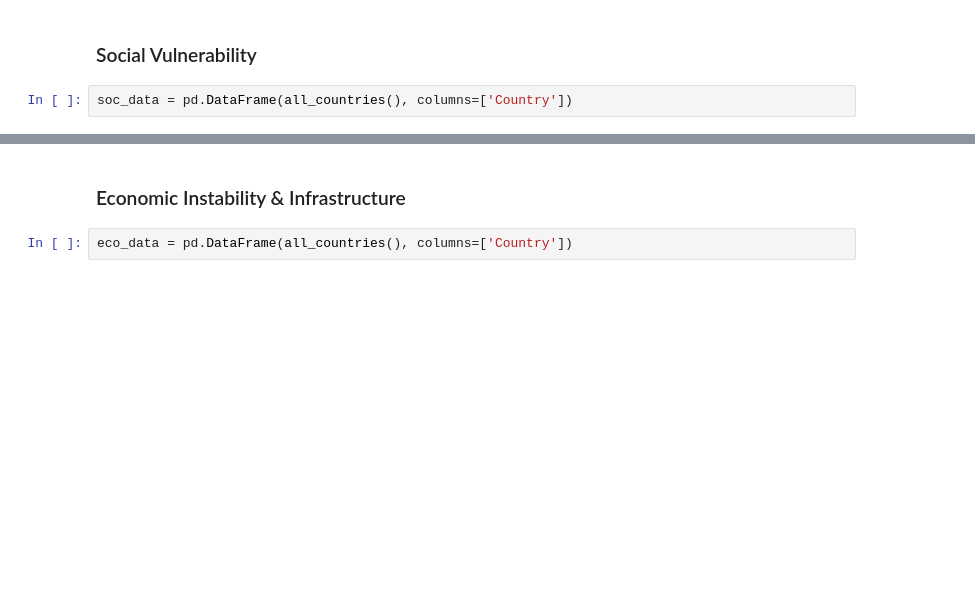
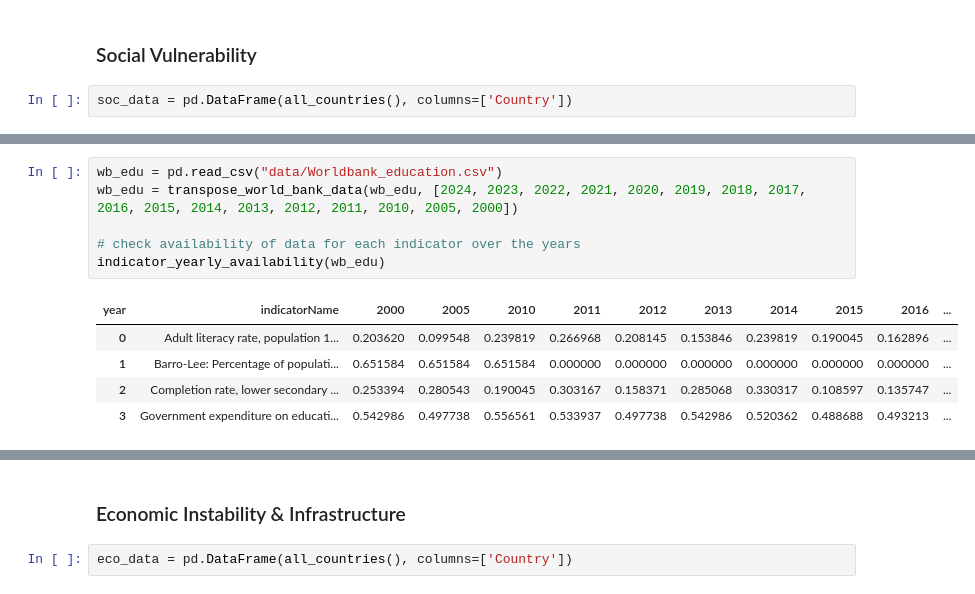
Before and after one commit to arth3mis/global-societal-endangerment-index, a Jupyter notebook: 2.1_data_preprocessing.ipynb, the cells around one changed output, grey strips where cells are left out. Drawn from its saved outputs; the diff is of its cells as text; blank space fills up the shorter version.

```diff
--- a/2.1_data_preprocessing.ipynb
+++ b/2.1_data_preprocessing.ipynb
@@ -352,0 +445,12 @@ soc_data = pd.DataFrame(all_countries(), columns=['Country'])
+# %%
+wb_edu = pd.read_csv("data/Worldbank_education.csv")
+wb_edu = transpose_world_bank_data(wb_edu, [2024, 2023, 2022, 2021, 2020, 2019, 2018, 2017, 2016, 2015, 2014, 2013, 2012, 2011, 2010, 2005, 2000])
+
+# check availability of data for each indicator over the years
+indicator_yearly_availability(wb_edu)
+# %% [output]
+| year | indicatorName | 2000 | 2005 | 2010 | 2011 | 2012 | 2013 | 2014 | 2015 | 2016 | ... |
+| 0 | Adult literacy rate, population 1... | 0.203620 | 0.099548 | 0.239819 | 0.266968 | 0.208145 | 0.153846 | 0.239819 | 0.190045 | 0.162896 | ... |
+| 1 | Barro-Lee: Percentage of populati... | 0.651584 | 0.651584 | 0.651584 | 0.000000 | 0.000000 | 0.000000 | 0.000000 | 0.000000 | 0.000000 | ... |
+| 2 | Completion rate, lower secondary ... | 0.253394 | 0.280543 | 0.190045 | 0.303167 | 0.158371 | 0.285068 | 0.330317 | 0.108597 | 0.135747 | ... |
+| 3 | Government expenditure on educati... | 0.542986 | 0.497738 | 0.556561 | 0.533937 | 0.497738 | 0.542986 | 0.520362 | 0.488688 | 0.493213 | ... |
```
Also changed, not shown: parts of 22 cells of this notebook, 1 other file.
